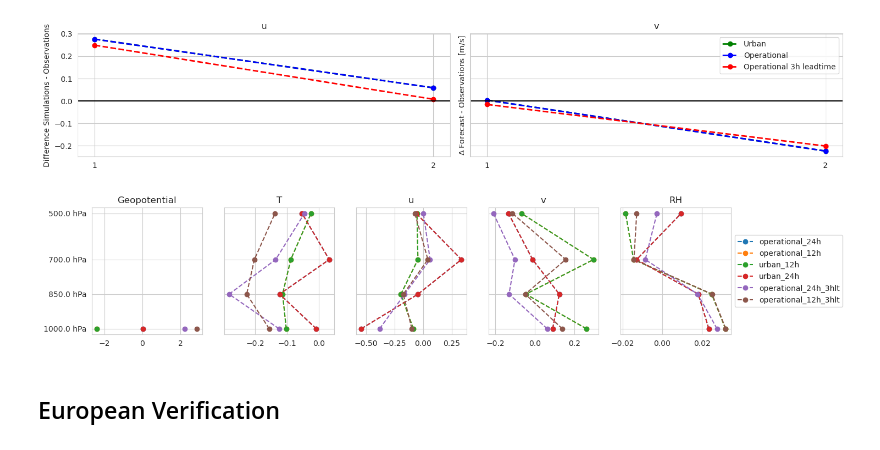
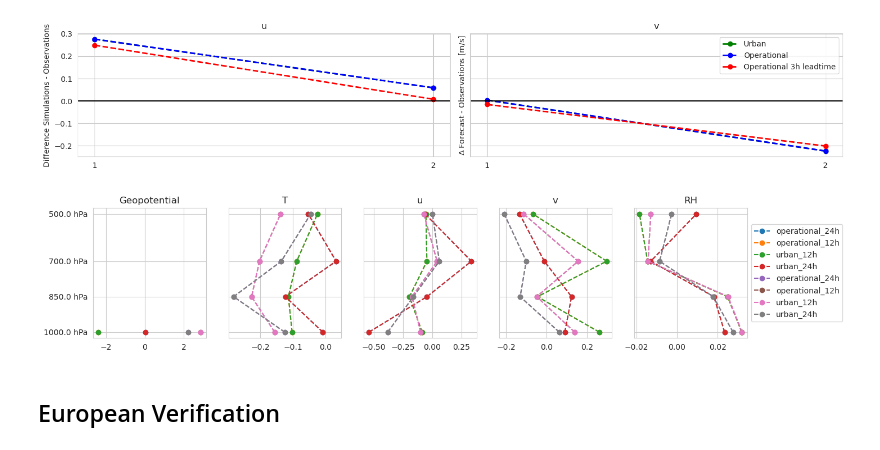
Before and after one commit to maymeret/master_thesis, a Jupyter notebook: verification.ipynb, the cells around one changed output. Drawn from its saved outputs; the diff is of its cells as text; code cells hidden in the pictures.

Commit message:
deleting unnecessary datasets

```diff
--- a/verification.ipynb
+++ b/verification.ipynb
@@ -120,35 +98,30 @@ y_label = ['m/s', 'm/s']
 
 fig, ax = plt.subplots(1, len(x), figsize=(15, 3), sharey=True)
 
-dataset_12 = {
+dataset = {
     'operational_12h': op_12_pilot,
     'urban_12h': urb_12_pilot,
-}
-
-dataset_24 = {
     'operational_24h': op_24_pilot,
     'urban_24h': urb_24_pilot,
 }
 
-dataset_12h_3hlt = {'operational_12h_3hlt': op_12_pilot}
-dataset_24h_3hlt = {'operational_24h_3hlt': op_24_pilot}
 
 for i, x_value in enumerate(x):
-    urb_12_data = (dataset_12['urban_12h'].veri_data[5, :].where(dataset_12['urban_12h'].varno == x_value).mean() -
-                   dataset_12['urban_12h'].obs.where(dataset_12['urban_12h'].varno == x_value).mean())
-    urb_24_data = (dataset_24['urban_24h'].veri_data[5, :].where(dataset_24['urban_24h'].varno == x_value).mean() -
-                   dataset_24['urban_24h'].obs.where(dataset_24['urban_24h'].varno == x_value).mean())
+    urb_12_data = (dataset['urban_12h'].veri_data[5, :].where(dataset['urban_12h'].varno == x_value).mean() -
+                   dataset['urban_12h'].obs.where(dataset['urban_12h'].varno == x_value).mean())
+    urb_24_data = (dataset['urban_24h'].veri_data[5, :].where(dataset['urban_24h'].varno == x_value).mean() -
+                   dataset['urban_24h'].obs.where(dataset['urban_24h'].varno == x_value).mean())
 
-    op_12_data = (dataset_12['operational_12h'].veri_data[5, :].where(dataset_12['operational_12h'].varno == x_value).mean() -
-                  dataset_12['operational_12h'].obs.where(dataset_12['operational_12h'].varno == x_value).mean())
-    op_24_data = (dataset_24['operational_24h'].veri_data[5, :].where(dataset_24['operational_24h'].varno == x_value).mean() -
-                  dataset_24['operational_24h'].obs.where(dataset_24['operational_24h'].varno == x_value).mean())
+    op_12_data = (dataset['operational_12h'].veri_data[5, :].where(dataset['operational_12h'].varno == x_value).mean() -
+                  dataset['operational_12h'].obs.where(dataset['operational_12h'].varno == x_value).mean())
+    op_24_data = (dataset['operational_24h'].veri_data[5, :].where(dataset['operational_24h'].varno == x_value).mean() -
+                  dataset['operational_24h'].obs.where(dataset['operational_24h'].varno == x_value).mean())
 
-    op_12h_3hlt = (dataset_12h_3hlt['operational_12h_3hlt'].veri_data[0, :].where(dataset_12h_3hlt['operational_12h_3hlt'].varno == x_value).mean() -
-                  dataset_12h_3hlt['operational_12h_3hlt'].obs.where(dataset_12h_3hlt['operational_12h_3hlt'].varno == x_value).mean())
+    op_12h_3hlt = (dataset['operational_12h'].veri_data[0, :].where(dataset['operational_12h'].varno == x_value).mean() -
+                  dataset['operational_12h'].obs.where(dataset['operational_12h'].varno == x_value).mean())
 
-    op_24h_3hlt = (dataset_24h_3hlt['operational_24h_3hlt'].veri_data[0, :].where(dataset_24h_3hlt['operational_24h_3hlt'].varno == x_value).mean() -
-                  dataset_24h_3hlt['operational_24h_3hlt'].obs.where(dataset_24h_3hlt['operational_24h_3hlt'].varno == x_value).mean())
+    op_24h_3hlt = (dataset['operational_24h'].veri_data[0, :].where(dataset['operational_24h'].varno == x_value).mean() -
+                  dataset['operational_24h'].obs.where(dataset['operational_24h'].varno == x_value).mean())
 
     ax[i].plot([1, 2], [urb_12_data, urb_24_data], marker='o', color='g', linestyle='--', linewidth=2, label='Urban')
     ax[i].plot([1, 2], [op_12_data, op_24_data], marker='o', color='b', linestyle='--', linewidth=2, label='Operational')
@@ -175,38 +148,35 @@ x = np.unique(op_12_temp.varno)
 varno = ['Geopotential', 'T', 'u', 'v', 'RH']
 
 fig, ax = plt.subplots(1, len(x), figsize=(15, 3), sharey=True)
 
 datasets = {
     'operational_24h': op_24_temp,
     'operational_12h': op_12_temp,
     'urban_12h': urb_12_temp,
     'urban_24h': urb_24_temp,
 }
 
-dataset_3h = {'operational_24h_3hlt': op_24_temp,
-             'operational_12h_3hlt': op_12_temp,}
-
 for i, x_value in enumerate(x):
     for label, data in datasets.items():
         diff_data = [data.veri_data[5, :].where((data.plevel == p) & (data.varno == x_value)).mean() - data.obs.where((data.plevel == p) & (data.varno == x_value)).mean() for p in p_levels]
         ax[i].plot(diff_data, p_levels, marker='o', linestyle='--', label=label)
 
-    for label, data in dataset_3h.items():
+    for label, data in datasets.items():
         diff_data = [data.veri_data[0, :].where((data.plevel == p) & (data.varno == x_value)).mean() - data.obs.where((data.plevel == p) & (data.varno == x_value)).mean() for p in p_levels]
         ax[i].plot(diff_data, p_levels, marker='o', linestyle='--', label=label)
 
 
     ax[i].set_title(varno[i])
     ax[i].set_yticks(p_levels)
     ax[i].set_yticklabels([f'{p / 100} hPa' for p in p_levels])
 
 
 
 plt.gca().invert_yaxis()
 plt.legend(loc='center left', bbox_to_anchor=(1, 0.5))
 plt.show()
 # %% [output]
-[figure, old version]
+[figure, new version]
 # %% [markdown]
 ## European Verification
 # %% [markdown]
```
Also changed, not shown: parts of 12 cells of this notebook.
